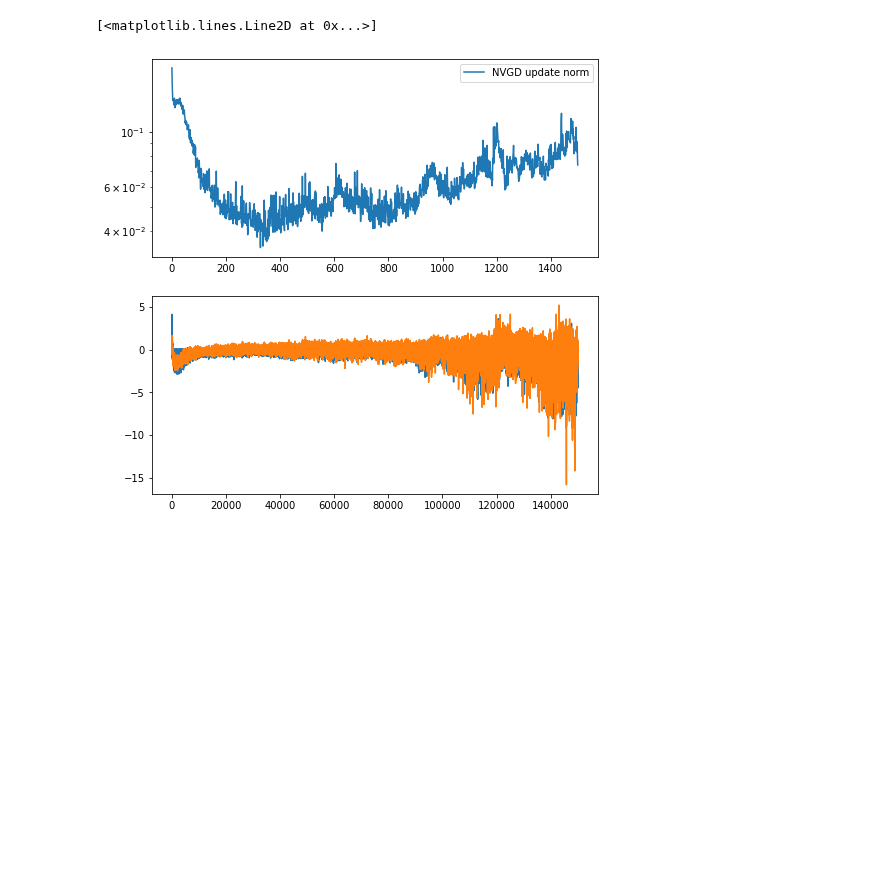
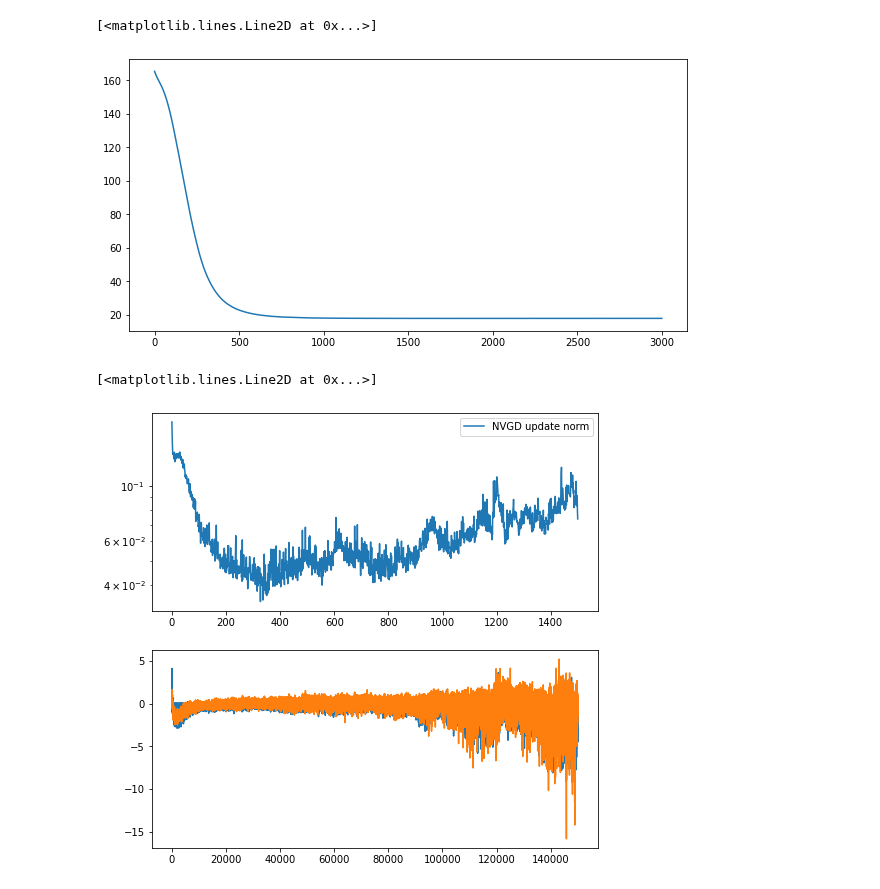
Before and after one commit to ratschlab/projects-2020-Neural-SVGD, a Jupyter notebook: notebooks/experiments/simulating-complex-posterior.ipynb, the cells around one changed output. Drawn from its saved outputs; the diff is of its cells as text; code cells hidden in the pictures; blank space fills up the shorter version.

```diff
--- a/notebooks/experiments/simulating-complex-posterior.ipynb
+++ b/notebooks/experiments/simulating-complex-posterior.ipynb
@@ -120,6 +124,7 @@ sgld_full_state = sgld_full.init(init_particles)
 key, subkey1, subkey2 = random.split(key, 3)
 neural_grad = models.SDLearner(target_dim=init_particles.shape[1],
                                learning_rate=META_LEARNING_RATE,
+                               lambda_reg=LAMBDA_REG,
                                key=subkey1,
                                sizes=[256, 256, 256, init_particles.shape[1]],
                                aux=False,
@@ -140,7 +145,7 @@ def squared_error_loss(f_params, particles):
 # %%
 vdlogp = jit(vmap(grad(target.logpdf)))
 # %%
-split_particles = particles.next_batch(subkey, n_train_particles=99)
+split_particles = particles.next_batch(subkey, n_train_particles=49)
 split_dlogp = [vdlogp(x) for x in split_particles]
 # %%
 [x.shape for x in split_particles]
@@ -171,6 +179,9 @@ plt.axhline(y=true_sd, linestyle="--", label="Optimal SD")
 # %%
 plt.subplots(figsize=[10, 5])
-plot(neural_grad.rundata['squared_error'])
+plt.plot(neural_grad.rundata['squared_error'])
+# %% [output]
+[<matplotlib.lines.Line2D at 0x...>]
+[figure, added]
 # %%
 key, subkey = random.split(key)
 vdlogp = jit(vmap(grad(target.logpdf)))
```
Also changed, not shown: parts of 6 cells of this notebook, 2 other files.
